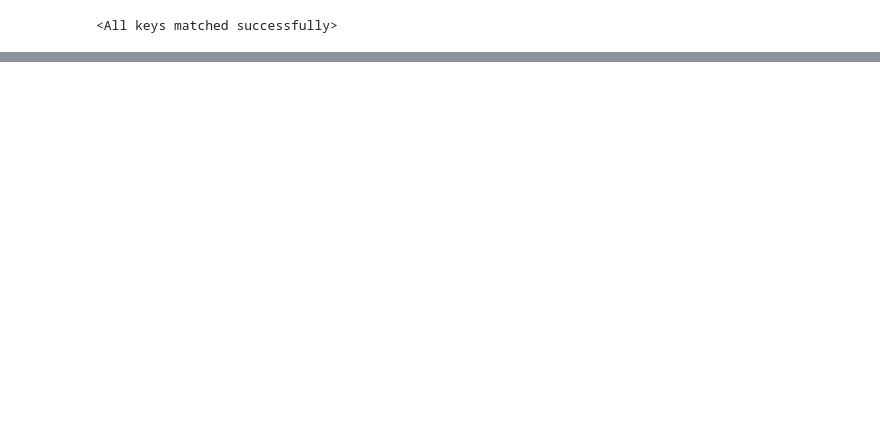
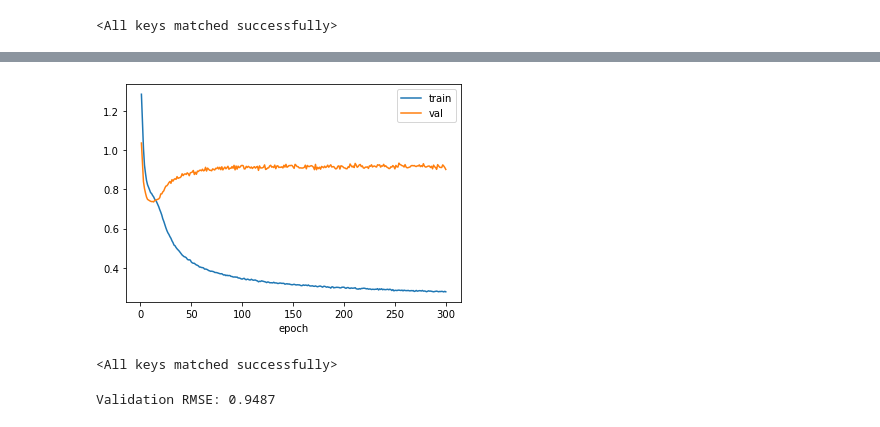
Before and after one commit to tobiasweede/rs-via-gnn, a Jupyter notebook: 01_mln-baselines/movielens/movielens-mln-ml-100k.ipynb, the cells around one changed output, grey strips where cells are left out. Cells and saved outputs as stored; diff of their text form; code cells hidden in the pictures; blank space fills up the shorter version.

```diff
--- a/01_mln-baselines/movielens/movielens-mln-ml-100k.ipynb
+++ b/01_mln-baselines/movielens/movielens-mln-ml-100k.ipynb
@@ -397,0 +571,41 @@ with open('best.weights', 'wb') as file:
+# %%
+for epoch in range(n_epochs):
+    stats = {'epoch': epoch + 1, 'total': n_epochs}
+
+    for phase in ('train', 'val'):
+        if phase == 'train':
+          training = True
+        else:
+          training = False
+        running_loss = 0
+        n_batches = 0
+        for batch in batches(*datasets[phase], shuffle=training, bs=bs):
+            x_batch, y_batch = [b.to(device) for b in batch]
+            optimizer.zero_grad()
+            # compute gradients only during 'train' phase
+            with torch.set_grad_enabled(training):
+                outputs = net(x_batch[:,0], x_batch[:,1], minmax)
+                loss = criterion(outputs, y_batch)
+                # don't update weights and rates when in 'val' phase
+                if training:
+                    #scheduler.step()
+                    loss.backward()
+                    optimizer.step()
+                    #lr_history.extend(scheduler.get_lr())
+            running_loss += loss.item()
+        epoch_loss = running_loss / dataset_sizes[phase]
+        stats[phase] = epoch_loss
+        # early stopping: save weights of the best model so far
+        if phase == 'val':
+            if epoch_loss < best_loss:
+                print('loss improvement on epoch: %d' % (epoch + 1))
+                best_loss = epoch_loss
+                best_weights = copy.deepcopy(net.state_dict())
+                no_improvements = 0
+            else:
+                no_improvements += 1
+    history.append(stats)
+    print('[{epoch:03d}/{total:03d}] train: {train:.4f} - val: {val:.4f}'.format(**stats))
+    if no_improvements >= patience:
+        print('early stopping after epoch {epoch:03d}'.format(**stats))
+        break
@@ -397,0 +630,4 @@ with open('best.weights', 'wb') as file:
+# %%
+ax = pd.DataFrame(history).drop(columns='total').plot(x='epoch')
+# %% [output]
+[figure, added]
@@ -397,0 +638,4 @@ with open('best.weights', 'wb') as file:
+# %%
+net.load_state_dict(best_weights)
+# %% [output]
+<All keys matched successfully>
@@ -397,0 +654,5 @@ with open('best.weights', 'wb') as file:
+# %%
+valid_loss = np.sqrt(np.mean((predictions - groud_truth)**2))
+print(f'Validation RMSE: {valid_loss:.4f}')
+# %% [output]
+Validation RMSE: 0.9487
```
Also changed, not shown: parts of 32 cells of this notebook, 6 other files.
